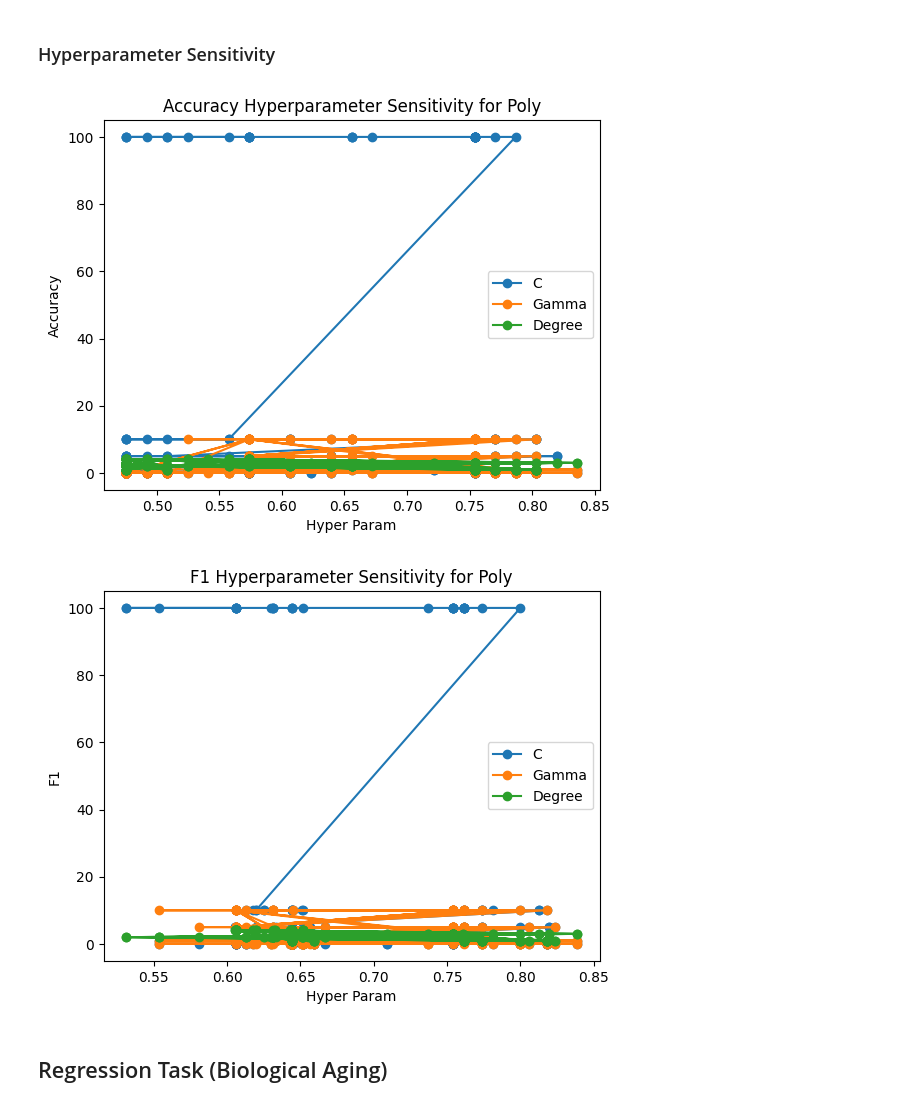
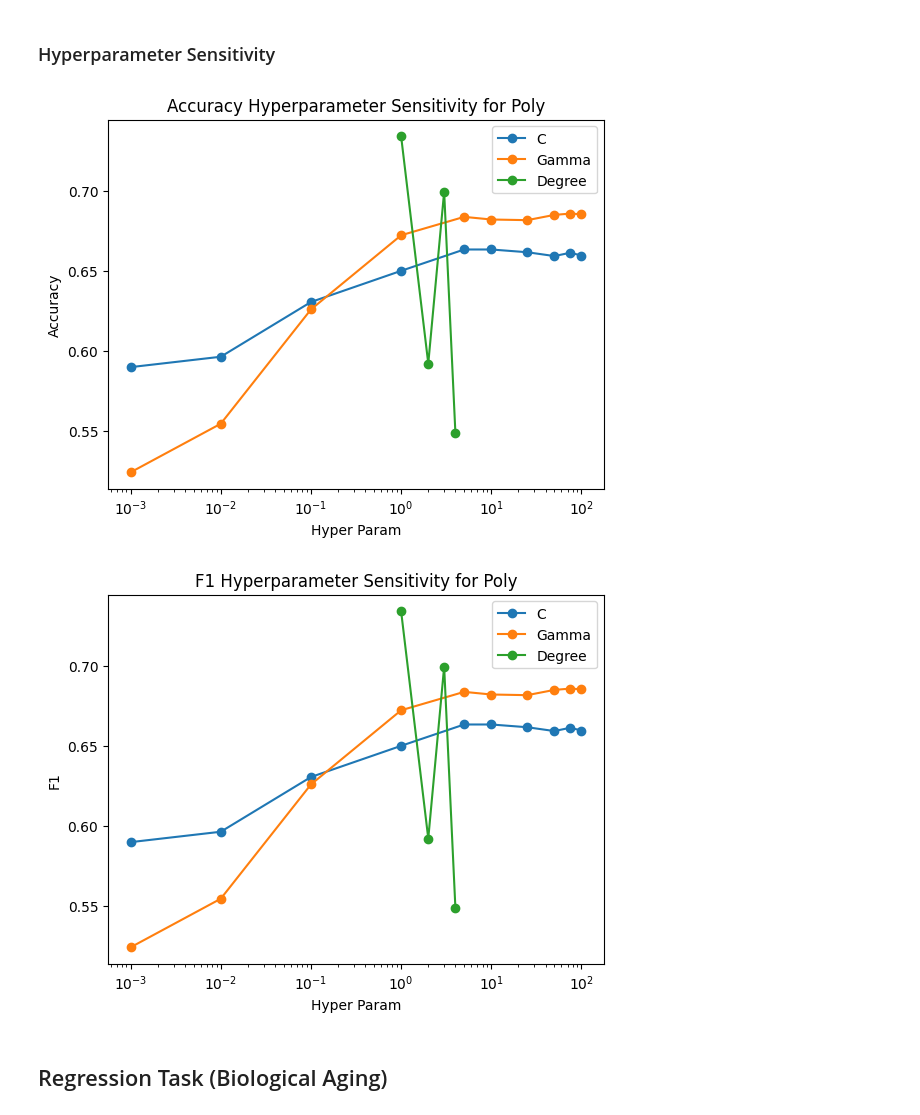
Before and after one commit to csci1851/homework-3-mprenovitz, a Jupyter notebook: src/playground.ipynb, the cells around one changed output. Drawn from its saved outputs; the diff is of its cells as text; code cells hidden in the pictures.

```diff
--- a/src/playground.ipynb
+++ b/src/playground.ipynb
@@ -153,8 +153,8 @@ pipeline = Pipeline([
 # TODO: Tune hyperparameters (C, degree, gamma)
 # TODO: Fit models and track metrics
 # TODO: Compare kernels and select best model
-C_values = [0.001, 0.01, 0.1, 1, 5, 10, 100]
-gamma_values = [0.001, 0.01, 0.1, 1, 5, 10, 'auto', 'scale']
+C_values = [0.001, 0.01, 0.1, 1, 5, 10, 25, 50, 75, 100]
+gamma_values = [0.001, 0.01, 0.1, 1, 5, 10, 25, 50, 75, 100, 'auto', 'scale']
 degree_values = [1, 2, 3, 4]
 
 scaler = StandardScaler()
@@ -303,32 +303,36 @@ Text(0, 0.5, 'y_true')
 # %%
 # TODO: Make 1-2 concise visuals of performance vs C/gamma/degree
 # Example: line plot of F1 vs C for a fixed kernel
 poly_res = kernels_df[kernels_df['kernel'] == 'poly']
 poly_numeric_gamma = poly_res[(poly_res['Gamma'] != 'auto') & (poly_res['Gamma'] != 'scale')]
 
 fig, ax = plt.subplots()
-ax.plot(poly_res['Accuracy'], poly_res['C'], marker='o', label='C')
-ax.plot(poly_numeric_gamma['Accuracy'], poly_numeric_gamma['Gamma'], marker='o', label='Gamma')
-ax.plot(poly_res['Accuracy'], poly_res['Degree'], marker='o', label='Degree')
+ax.plot(poly_res.groupby('C')['Accuracy'].mean(), marker='o', label='C')
+ax.plot(poly_numeric_gamma.groupby('Gamma')['Accuracy'].mean(), marker='o', label='Gamma')
+ax.plot(poly_res.groupby('Degree')['Accuracy'].mean(), marker='o', label='Degree')
 ax.set_xlabel('Hyper Param')
 ax.set_ylabel('Accuracy')
+ax.set_xticks([0.001, 0.01, 0.1, 1, 5, 10, 25, 50, 75, 100])
+ax.set_xscale('log')
 ax.set_title('Accuracy Hyperparameter Sensitivity for Poly')
 ax.legend()
 
 plt.show()
 
 fig, ax = plt.subplots()
-ax.plot(poly_res['F1'], poly_res['C'], marker='o', label='C')
-ax.plot(poly_numeric_gamma['F1'], poly_numeric_gamma['Gamma'], marker='o', label='Gamma')
-ax.plot(poly_res['F1'], poly_res['Degree'], marker='o', label='Degree')
+ax.plot(poly_res.groupby('C')['Accuracy'].mean(), marker='o', label='C')
+ax.plot(poly_numeric_gamma.groupby('Gamma')['Accuracy'].mean(), marker='o', label='Gamma')
+ax.plot(poly_res.groupby('Degree')['Accuracy'].mean(), marker='o', label='Degree')
 ax.set_xlabel('Hyper Param')
 ax.set_ylabel('F1')
+ax.set_xticks([0.001, 0.01, 0.1, 1, 5, 10, 25, 50, 75, 100])
+ax.set_xscale('log')
 ax.set_title('F1 Hyperparameter Sensitivity for Poly')
 ax.legend()
 plt.show()
 # %% [output]
-[figure, old version]
+[figure, new version]
-[figure, old version]
+[figure, new version]
 # %% [markdown]
 ## Regression Task (Biological Aging)
 # %%
```
Also changed, not shown: parts of 8 cells of this notebook, 7 other files.
